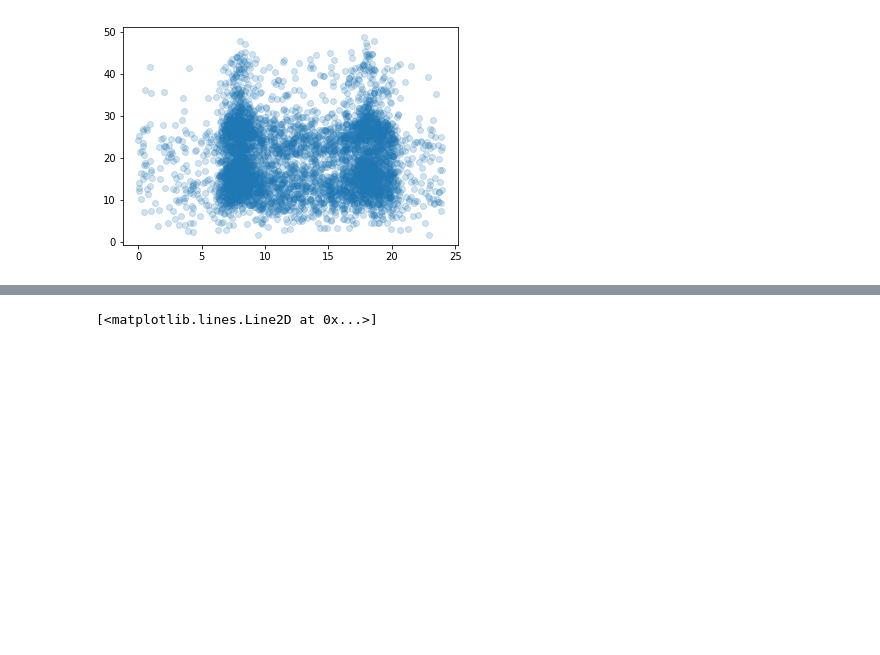
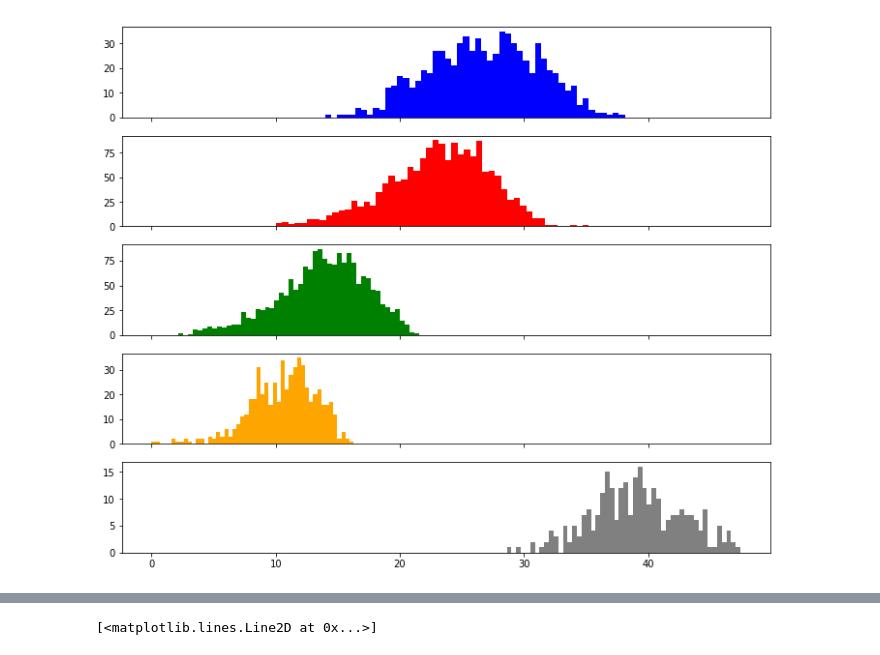
Before and after one commit to madrury/commute-times, a Jupyter notebook: commute-times.ipynb, the cells around one changed output, grey strips where cells are left out. Cells and saved outputs as stored; diff of their text form; code cells hidden in the pictures; blank space fills up the shorter version.

```diff
--- a/commute-times.ipynb
+++ b/commute-times.ipynb
@@ -49,7 +50,13 @@ _ = plt.hist(commute_time, bins=50)
-# %%
-_ = plt.scatter(time_of_day, commute_time, alpha=0.2)
-# %% [output]
-[figure, removed]
+# %%
+fig, axs = plt.subplots(5, 1, figsize=(12, 10), sharex=True)
+colors = ['blue', 'red', 'green', 'orange', 'grey']
+
+for ax, ctype, color in zip(axs, np.unique(commute_type), colors):
+    ctime = commute_time[commute_type == ctype]
+    ax.hist(ctime, bins=50, color=color)
+    ax.set_title(f"Commute ")
+# %% [output]
+[figure, added]
 # %%
 fig, axs = plt.subplots(5, 1, figsize=(10, 10), sharey=True)
 colors = ['blue', 'red', 'green', 'orange', 'grey']
```
Also changed, not shown: parts of 7 cells of this notebook, 2 other files.
